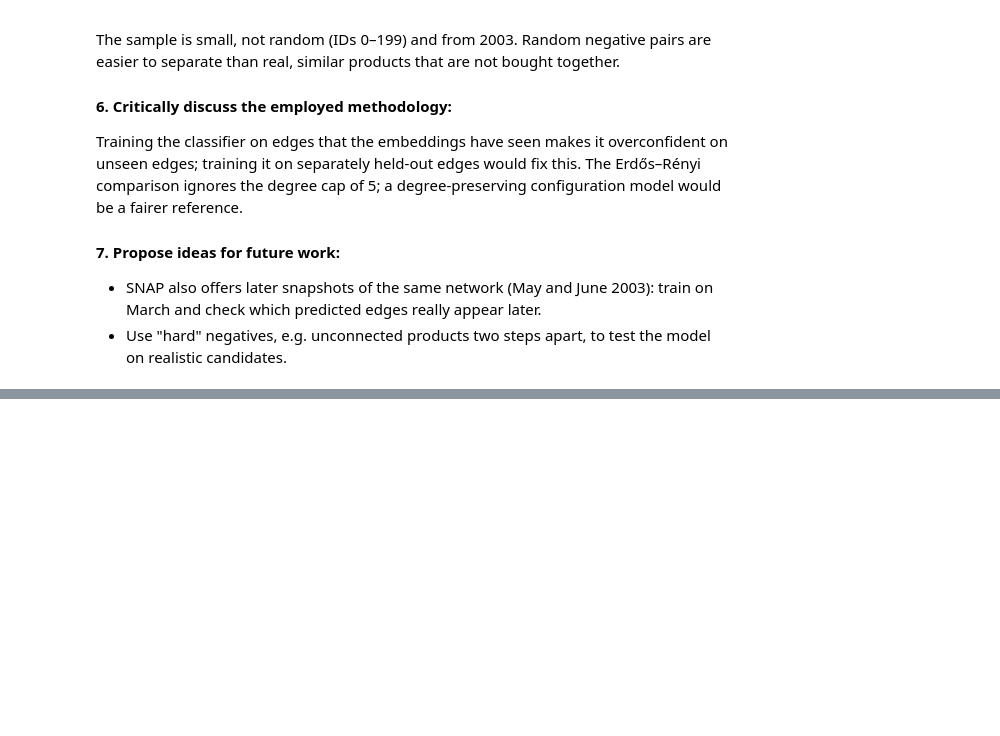
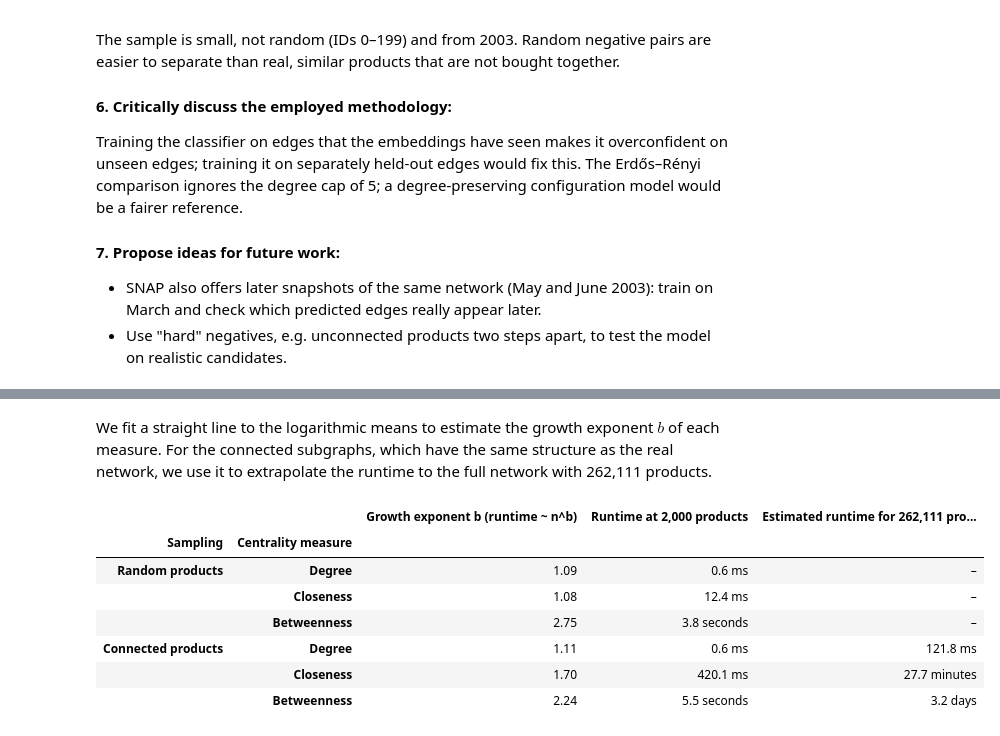
Before and after one commit to gmzonder/Enhancing-Amazon-Recommendation-With-Graph, a Jupyter notebook: Enhancing Amazon Recommendation with Graph DM.ipynb, the cells around one changed output, grey strips where cells are left out. Cells and saved outputs as stored; diff of their text form; code cells hidden in the pictures; blank space fills up the shorter version.

```diff
--- a/Enhancing Amazon Recommendation with Graph DM.ipynb
+++ b/Enhancing Amazon Recommendation with Graph DM.ipynb
@@ -1075,0 +1216,34 @@ Training the classifier on edges that the embeddings have seen makes it overconf
+# %% [markdown]
+We fit a straight line to the logarithmic means to estimate the growth exponent $b$ of each measure. For the connected subgraphs, which have the same structure as the real network, we use it to extrapolate the runtime to the full network with 262,111 products.
+# %%
+def readable_duration(seconds):
+    for unit, length in [('days', 86400), ('hours', 3600), ('minutes', 60)]:
+        if seconds >= length:
+            return f"{seconds / length:.1f} {unit}"
+    if seconds >= 1:
+        return f"{seconds:.1f} seconds"
+    return f"{seconds * 1000:.1f} ms"
+
+
+FULL_SIZE = G.number_of_nodes()
+growth_rows = []
+for sampling in SAMPLING_PROCEDURES:
+    for name in CENTRALITY_MEASURES:
+        group = summary[(summary['sampling'] == sampling) & (summary['measure'] == name)]
+        exponent, intercept = np.polyfit(np.log10(group['size']), np.log10(group['mean']), 1)
+        estimate = readable_duration(10 ** (intercept + exponent * np.log10(FULL_SIZE)))
+        growth_rows.append({'Sampling': sampling, 'Centrality measure': name,
+                            'Growth exponent b (runtime ~ n^b)': round(exponent, 2),
+                            'Runtime at 2,000 products': readable_duration(group['mean'].iloc[-1]),
+                            'Estimated runtime for 262,111 products':
+                                estimate if sampling == 'Connected products' else '–'})
+pd.DataFrame(growth_rows).set_index(['Sampling', 'Centrality measure'])
+# %% [output]
+|  |  | Growth exponent b (runtime ~ n^b) | Runtime at 2,000 products | Estimated runtime for 262,111 pro... |
+| Sampling | Centrality measure |  |  |  |
+| Random products | Degree | 1.09 | 0.6 ms | – |
+|  | Closeness | 1.08 | 12.4 ms | – |
+|  | Betweenness | 2.75 | 3.8 seconds | – |
+| Connected products | Degree | 1.11 | 0.6 ms | 121.8 ms |
+|  | Closeness | 1.70 | 420.1 ms | 27.7 minutes |
+|  | Betweenness | 2.24 | 5.5 seconds | 3.2 days |
```
Also changed, not shown: parts of 21 cells of this notebook, 1 other file.
